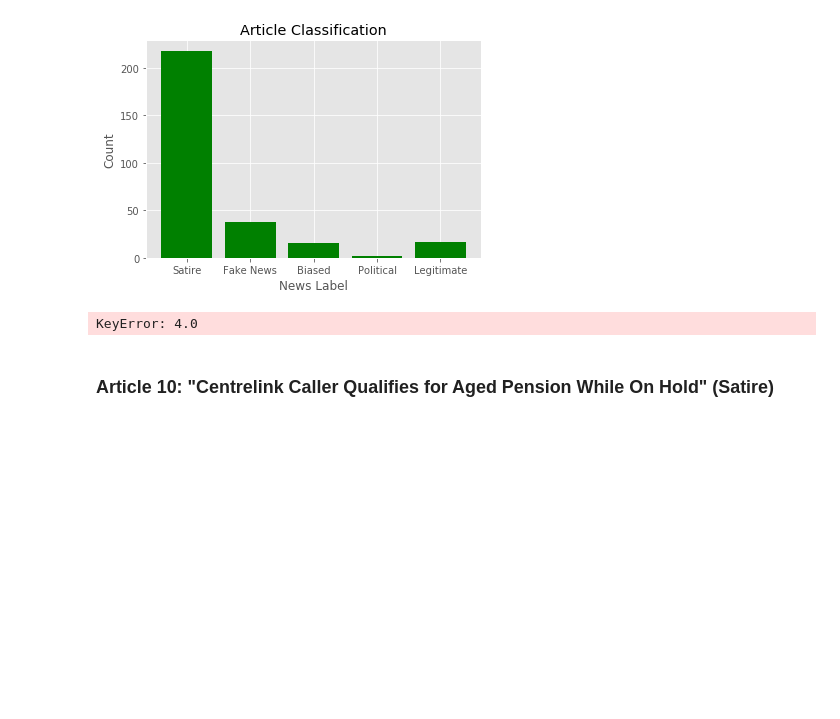
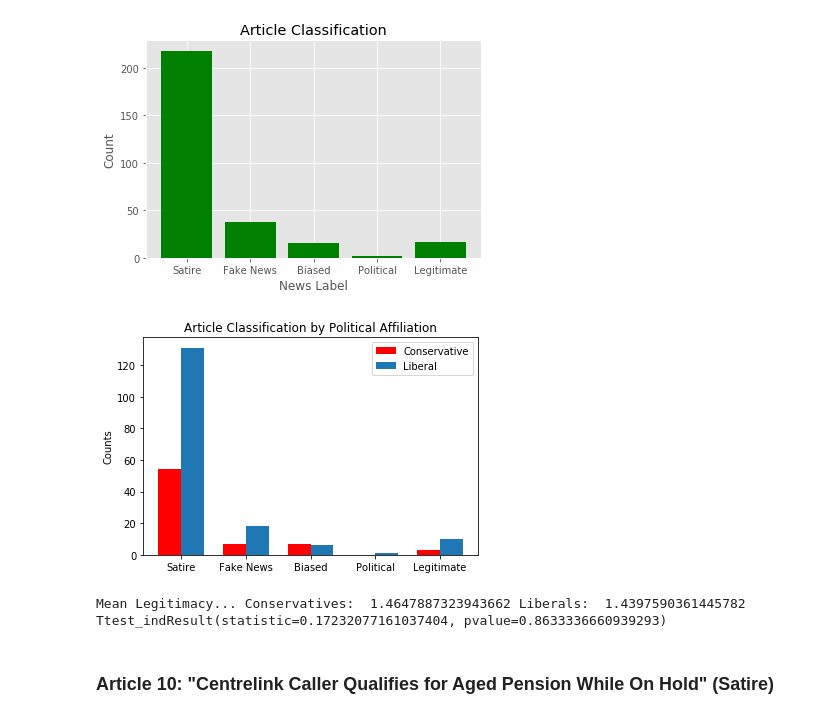
Before and after one commit to jimkaj/w210_FakeNews, a Jupyter notebook: FakeNewsExperiment.ipynb, the cells around one changed output. Saved outputs shown, nothing was run; the diff lists cells and outputs as text; code cells hidden in the pictures; blank space fills up the shorter version.

```diff
--- a/FakeNewsExperiment.ipynb
+++ b/FakeNewsExperiment.ipynb
@@ -391,11 +396,36 @@ MultBarChart(data_con.Art08.value_counts(), data_lib.Art08.value_counts(), 'Cons
 Rating_BarChart(data.Art09)
 # %% [output]
 [figure]
-# %%
-MultBarChart(data_con.Art09.value_counts(), data_lib.Art09.value_counts(), 'Conservative', 'Liberal', \
-             'Article Classification by Political Affiliation')
-# %% [output]
-KeyError: 4.0
+# %%
+#MultBarChart(data_con.Art09.value_counts(), data_lib.Art05.value_counts(), 'Conservative', 'Liberal', \
+x1 = data_con.Art09.value_counts()
+x2 = data_lib.Art09.value_counts()
+x1_lab = 'Conservative'
+x2_lab = 'Liberal'
+title = 'Article Classification by Political Affiliation'
+
+N=5
+x1_counts = (x1[1], x1[2], x1[3], 0, x1[5])
+x2_counts = (x2[1], x2[2], x2[3], x2[4], x2[5])
+
+ind = np.arange(N)
+width = 0.35
+plt.bar(ind, x1_counts, width, label=x1_lab, color='red')
+plt.bar(ind + width, x2_counts, width, label=x2_lab)
+plt.ylabel('Counts')
+plt.title(title)
+
+plt.xticks(ind + width / 2, ('Satire', 'Fake News', 'Biased', 'Political', 'Legitimate'))
+plt.legend(loc='best')
+plt.show()
+# %% [output]
+[figure, added]
+# %%
+print("Mean Legitimacy... Conservatives: ",data_con.Art09.mean(), "Liberals: ",data_lib.Art09.mean())
+print(stats.ttest_ind(data_con.Art09, data_lib.Art09))
+# %% [output]
+Mean Legitimacy... Conservatives:  1.4647887323943662 Liberals:  1.4397590361445782
+Ttest_indResult(statistic=0.17232077161037404, pvalue=0.8633336660939293)
 # %% [markdown]
 ### Article 10: "Centrelink Caller Qualifies for Aged Pension While On Hold" (Satire)
 # %%
```
Also changed, not shown: parts of 17 cells of this notebook.
